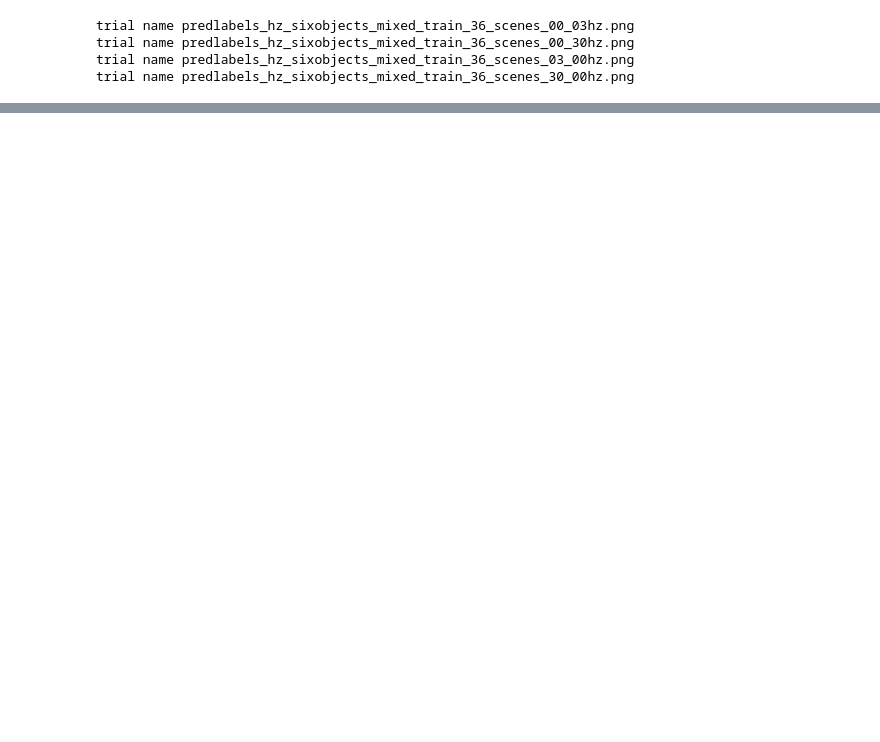
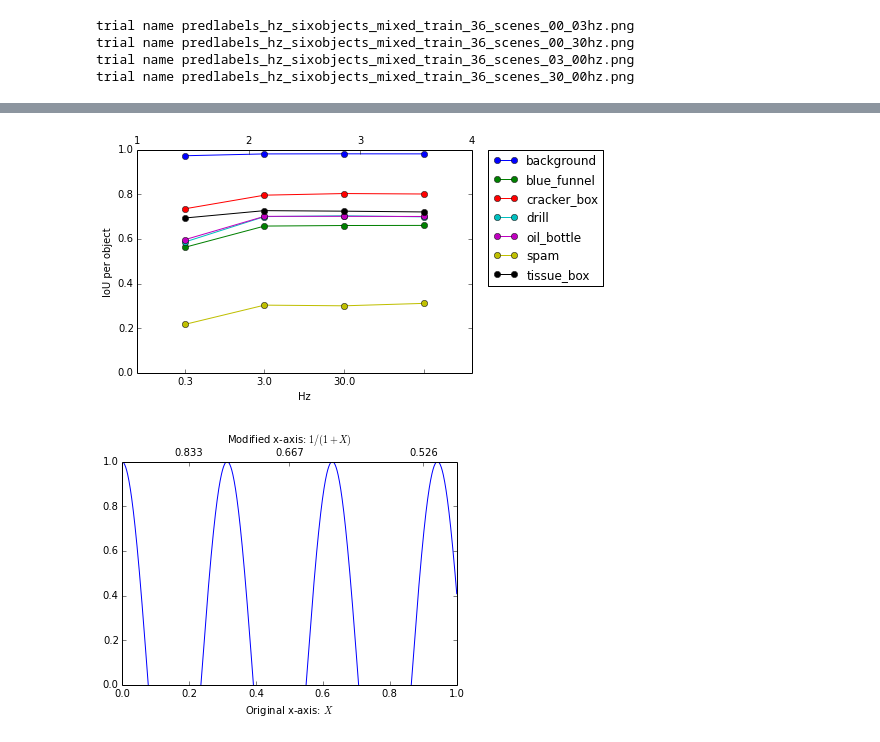
Before and after one commit to RobotLocomotion/spartan, a Jupyter notebook: src/CorlDev/experiments/hz_experiment_figures.ipynb, the cells around one changed output, grey strips where cells are left out. Drawn from its saved outputs; the diff is of its cells as text; code cells hidden in the pictures; blank space fills up the shorter version.

```diff
--- a/src/CorlDev/experiments/hz_experiment_figures.ipynb
+++ b/src/CorlDev/experiments/hz_experiment_figures.ipynb
@@ -56,0 +74,55 @@ plt.show()
+# %%
+import numpy as np
+
+my_x_axis = [1, 2, 3, 4]
+
+fig = plt.figure()
+ax1 = fig.add_subplot(111)
+ax2 = ax1.twiny()
+
+for object_name, val in sorted(ious_by_label.iteritems()):
+    ax1.plot(my_x_axis, val, 'o-', label=object_name)
+    #plt.errorbar(x_axis, val, std_by_label[object_name])
+
+labels = ["0.03", "0.3", "3.0", "30.0"]
+labels_top = [4, 40, 400, 4000]
+
+ax1.set_ylim(0, 1)
+ax2.set_xlim(ax1.get_xlim())
+ax2.set_xticks(my_x_axis)
+ax1.set_xticklabels(labels)
+ax1.set_xlabel("Hz")
+ax1.set_ylabel("IoU per object")
+
+
+
+ax1.margins(0.2)
+ax1.legend(bbox_to_anchor=(1.05, 1), loc=2, borderaxespad=0.)
+plt.show()
+
+
+fig = plt.figure()
+ax1 = fig.add_subplot(111)
+ax2 = ax1.twiny()
+
+X = np.linspace(0,1,1000)
+Y = np.cos(X*20)
+
+ax1.plot(X,Y)
+ax1.set_xlabel(r"Original x-axis: $X$")
+
+new_tick_locations = np.array([.2, .5, .9])
+
+def tick_function(X):
+    V = 1/(1+X)
+    return ["%.3f" % z for z in V]
+
+ax1.set_ylim(0, 1)
+ax2.set_xlim(ax1.get_xlim())
+ax2.set_xticks(new_tick_locations)
+ax2.set_xticklabels(tick_function(new_tick_locations))
+ax2.set_xlabel(r"Modified x-axis: $1/(1+X)$")
+plt.show()
+# %% [output]
+[figure, added]
+[figure, added]
```
Also changed, not shown: parts of 2 cells of this notebook, 1 other file.
